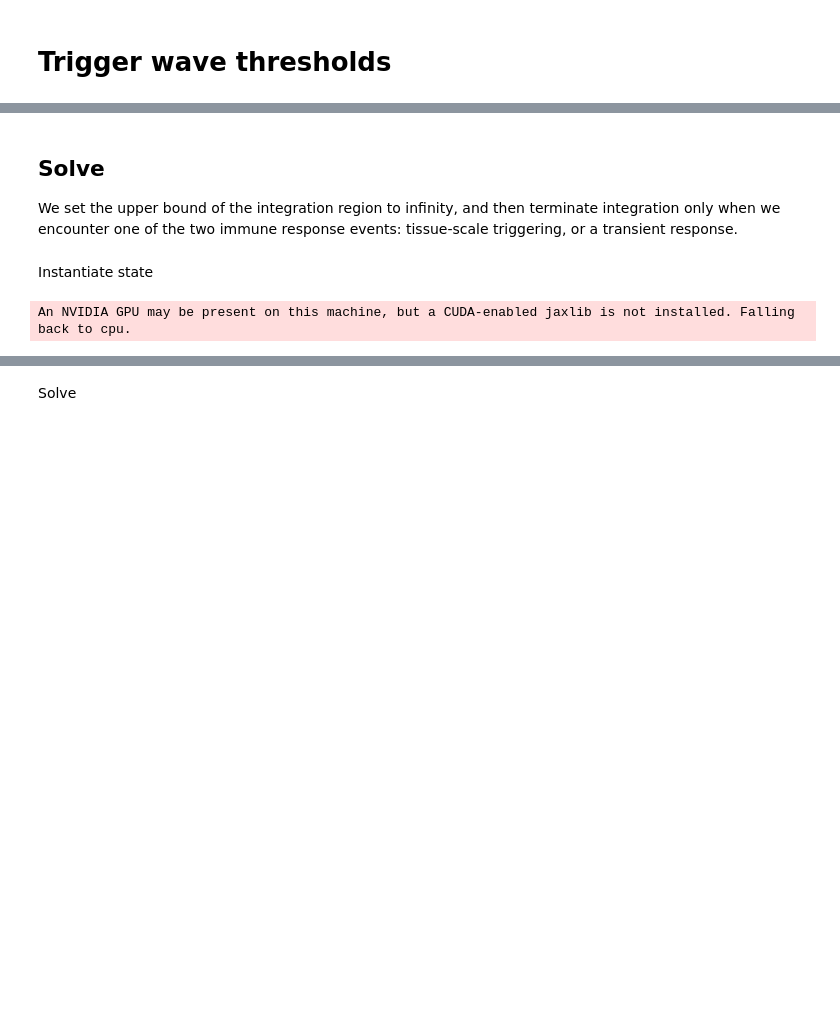
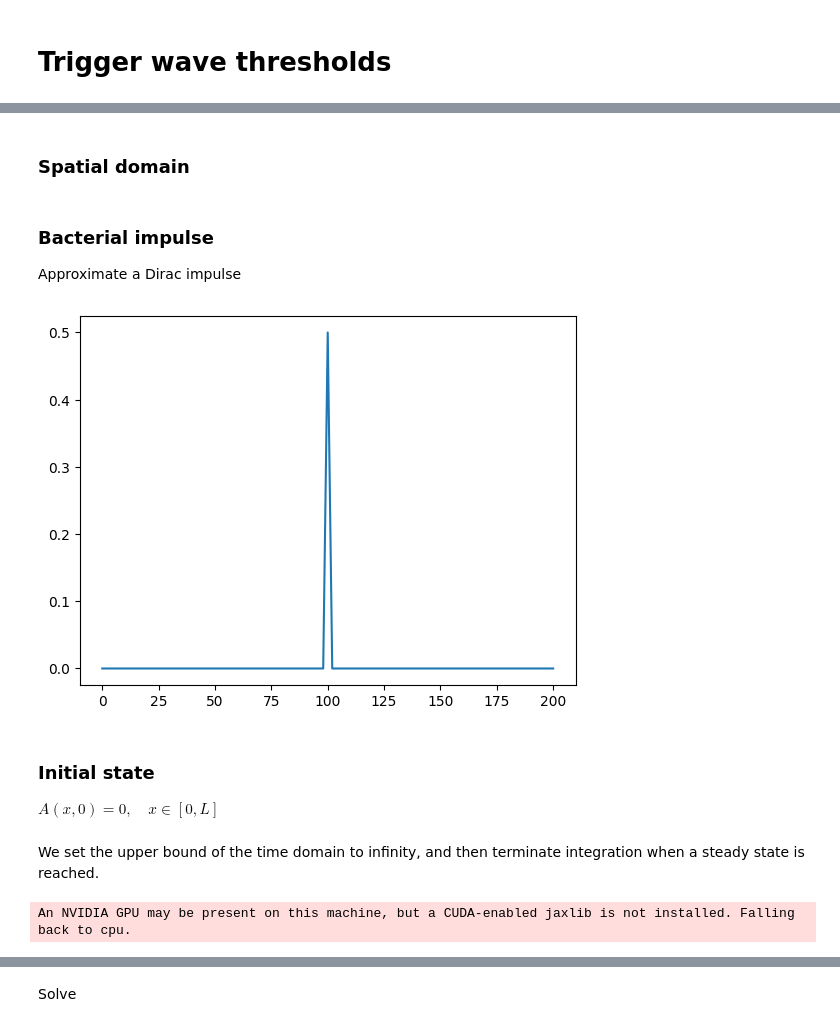
Before and after one commit to dewitt-lab/immunowave, a Jupyter notebook: notebooks/events.ipynb, the cells around one changed output, grey strips where cells are left out. Drawn from its saved outputs; the diff is of its cells as text; code cells hidden in the pictures; blank space fills up the shorter version.

```diff
--- a/notebooks/events.ipynb
+++ b/notebooks/events.ipynb
@@ -72,0 +48,34 @@ def outcome(state, t, model):
+# %% [markdown]
+### Spatial domain
+# %%
+L = 200.0
+n = 201
+
+shape = (n,)
+lb = [0]
+h = L / (n - 1)
+# %% [markdown]
+### Bacterial impulse
+
+Approximate a Dirac impulse
+# %%
+impulse = iw.ScalarField(
+    shape,
+    lb,
+    h,
+    # fn=lambda x: jax.scipy.stats.norm.pdf(x, loc=L / 2, scale=2 * h),
+    fn=lambda x: jnp.heaviside(h + x - L / 2, 0.5)
+    * jnp.heaviside(h - x + L / 2, 0.5)
+    / (2 * h),
+)
+
+impulse.plot()
+plt.show()
+
+assert jnp.isclose(impulse.integral(), 1.0), impulse.integral()
+# %% [output]
+[figure, added]
+# %% [markdown]
+### Initial state
+
+$A(x, 0) = 0, \quad x \in [0, L]$
@@ -73,11 +84,20 @@ def outcome(state, t, model):
 # %% [markdown]
-## Solve
-
-We set the upper bound of the integration region to infinity, and then terminate integration only when we encounter one of the two immune response events: tissue-scale triggering, or a transient response.
+We set the upper bound of the time domain to infinity, and then terminate integration when a steady state is reached.
 # %%
 t0 = 0.0
 t1 = jnp.inf
 
-kwargs = dict(dt0=1e-4, max_steps=10000000, atol=1e-3, rtol=1e-3)
+atol = 1e-6
+rtol = 1e-6
+
+kwargs = dict(
+    args=impulse,
+    dt0=1e-4,
+    max_steps=10000000,
+    atol=atol,
+    rtol=rtol,
+    throw=True,
+    discrete_terminating_event=dx.SteadyStateEvent(norm=norm, atol=atol, rtol=rtol),
+)
+# %% [output]
+An NVIDIA GPU may be present on this machine, but a CUDA-enabled jaxlib is not installed. Falling back to cpu.
-# %% [markdown]
-Instantiate state
@@ -91,9 +103,0 @@ h = L / (n - 1)
-# %%
-state = State4(
-    A=iw.ScalarField(shape, lb, h, 0),
-    B=iw.ScalarField(
-        shape, lb, h, fn=lambda x: 0.5 * jnp.exp(-((x - L / 2) ** 2) / (2 * 0.1**2))
-    ),
-)
-# %% [output]
-An NVIDIA GPU may be present on this machine, but a CUDA-enabled jaxlib is not installed. Falling back to cpu.
```
Also changed, not shown: parts of 51 cells of this notebook, 5 other files.
